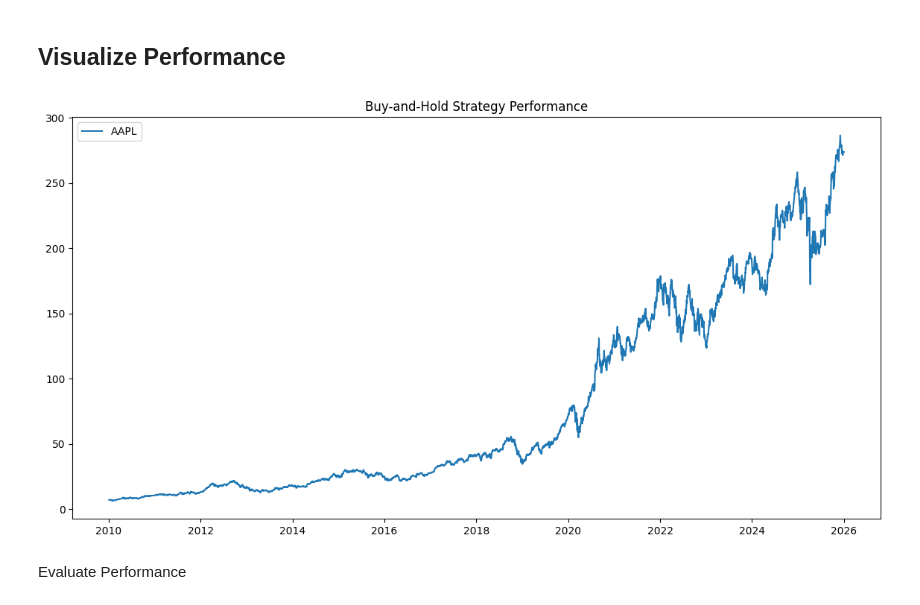
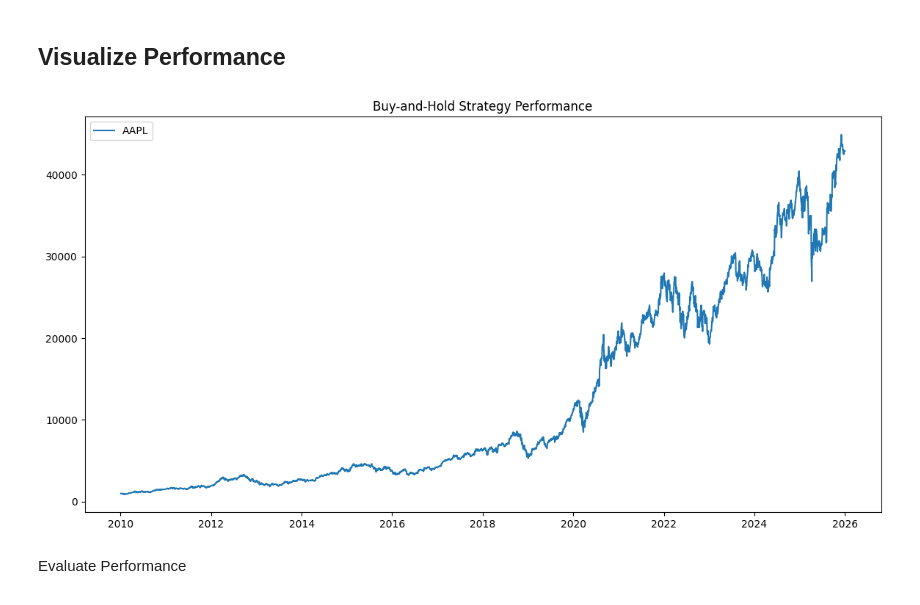
Before and after one commit to hmalcha/TradeLab, a Jupyter notebook: test_buy-and-hold.ipynb, the cells around one changed output. Cells and saved outputs as stored; diff of their text form; code cells hidden in the pictures.

```diff
--- a/test_buy-and-hold.ipynb
+++ b/test_buy-and-hold.ipynb
@@ -15,8 +12,8 @@ import math
 # %% [markdown]
 Define key parameters
 # %%
-ticker = ["AAPL"]
-qty = 1
+tickers = ["AAPL"]
+cash = 1000
 
 start_time = "2010-01-01"
 end_time = "2026-01-01"
@@ -25,12 +19,0 @@ Compute how much cash is needed to execute strategy.
-# %%
-cash = math.ceil(
-    float(
-        yf.download(
-            ticker[0],
-            start=start_time,
-            end=pd.Timestamp(start_time) + pd.Timedelta("14D"),
-            auto_adjust=False,
-            progress=False)
-            ['Adj Close'][ticker[0]].max()))
-
-print(cash)
@@ -40,15 +21,16 @@ print(cash)
 Create data handler, portfolio, strategy and trading engine.
 # %%
 data_handler = YFinanceDataHandler(
-    tickers=ticker,
+    tickers=tickers,
     start_time=start_time,
     end_time=end_time)
+
+position_sizer = PositionSizer()
 
 portfolio = Portfolio(deposit=cash)
 
 strategy = BuyAndHold(
-    ticker=ticker[0],
-    quantity=qty,
+    tickers=tickers,
     start_time=start_time,
     end_time=end_time,
     offset="7D"
@@ -57,6 +39,7 @@ strategy = BuyAndHold(
 engine = TradingEngine(
     portfolio = portfolio,
     strategy = strategy,
-    data_handler = data_handler
+    data_handler = data_handler,
+    position_sizer = position_sizer
 )
 # %% [output]
@@ -73,13 +56,13 @@ Backtesting complete.
 # %%
 x, y = zip(*((h['timestamp'], h['total_value']) for h in history))
 
 plt.figure(figsize=(14, 7))
-plt.plot(x,y, label=f"{ticker[0]}")
+plt.plot(x,y, label=f"{tickers[0]}")
 plt.title("Buy-and-Hold Strategy Performance")
 plt.legend()
 plt.show()
 # %% [output]
-[figure, old version]
+[figure, new version]
 # %% [markdown]
 Evaluate Performance
 # %%
```
Also changed, not shown: parts of 5 cells of this notebook, 8 other files.
